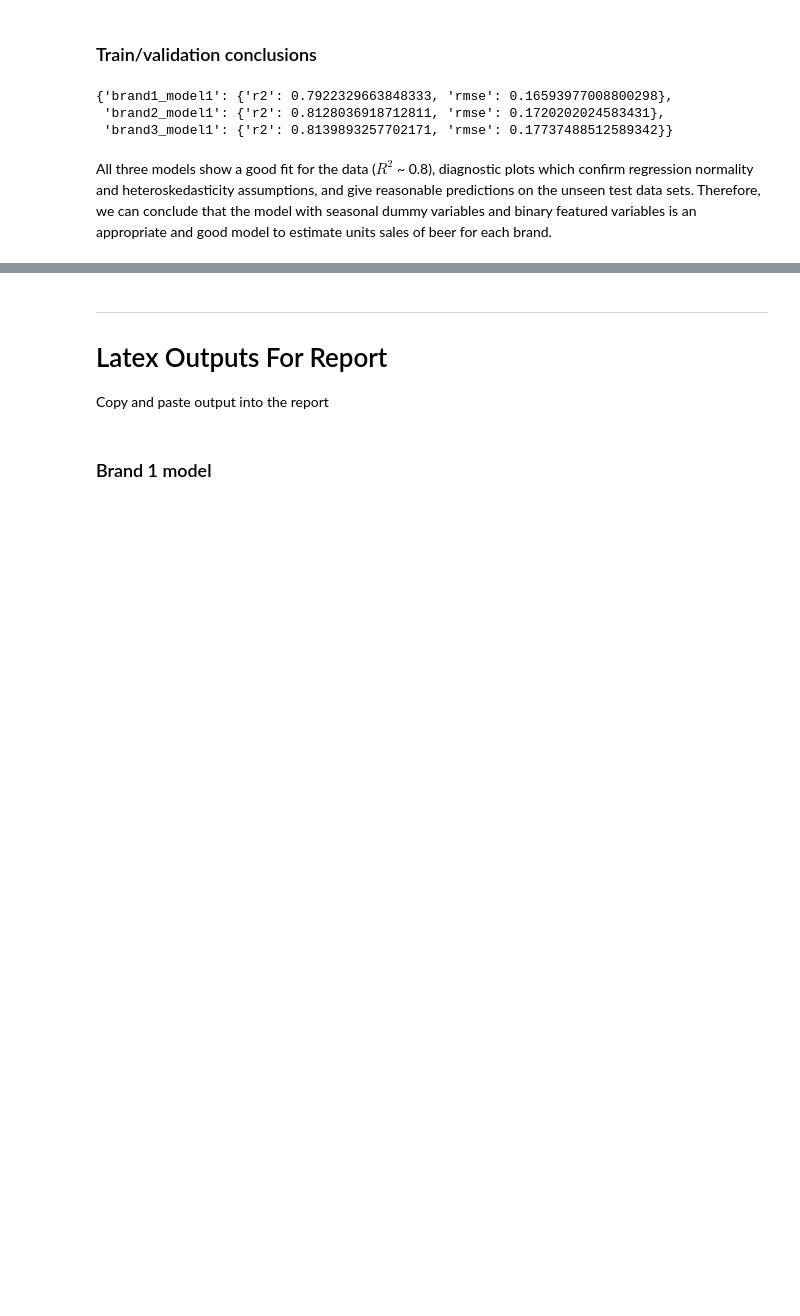
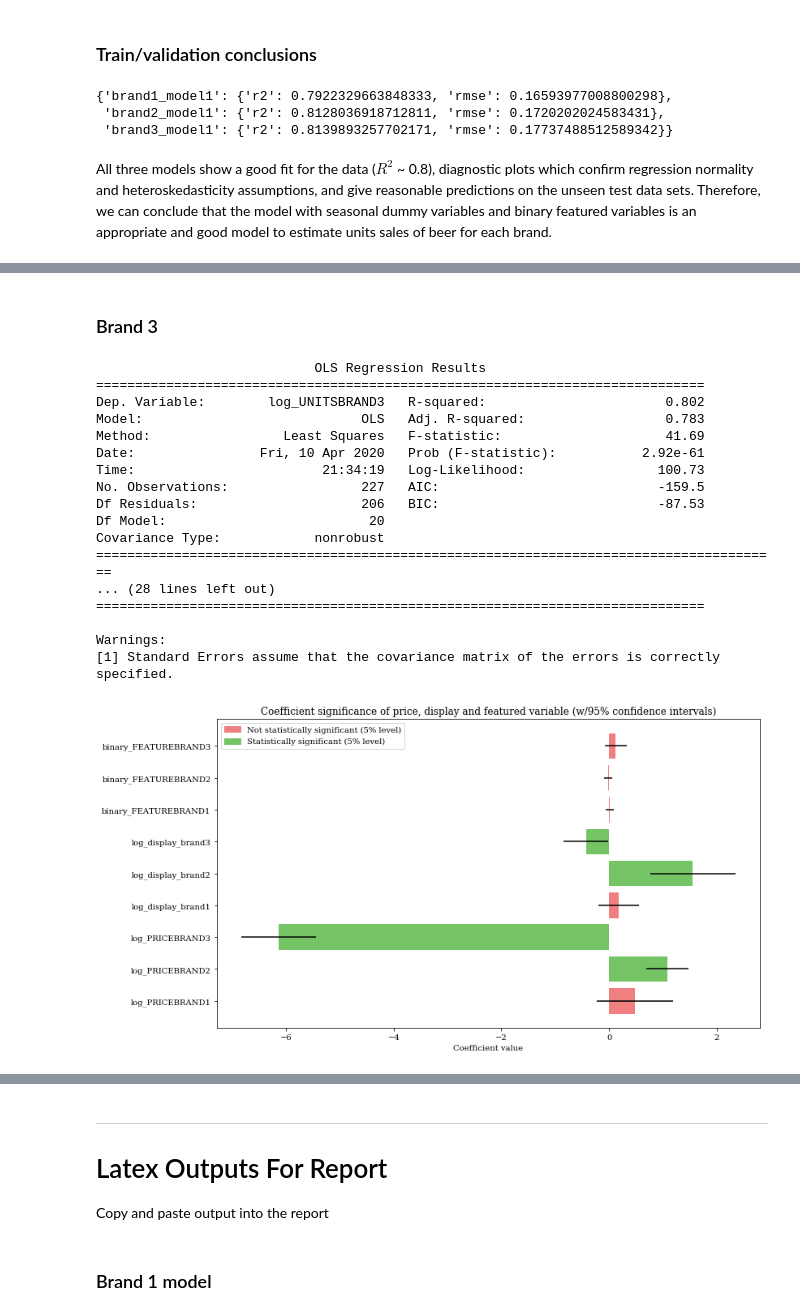
Before and after one commit to julian-west/marketing-resource-allocation, a Jupyter notebook: notebooks/01_regression_modelling.ipynb, the cells around one changed output, grey strips where cells are left out. Saved outputs shown, nothing was run; the diff lists cells and outputs as text; code cells hidden in the pictures; blank space fills up the shorter version.

```diff
--- a/report/notebooks/01_regression_modelling.ipynb
+++ b/notebooks/01_regression_modelling.ipynb
@@ -505,0 +598,31 @@ Only `binary_FEATUREBRAND1` is statistically significant for the `FEATURE` varia
+# %% [markdown]
+### Brand 3
+# %%
+#save result to results dictionary
+final_model_results['brand3'] = {}
+final_model_results['brand3']['r2'] = brand3_modelfinal.rsquared
+
+print(brand3_modelfinal.summary())
+print("\n"*2)
+plot_coef_conf_int(brand3_modelfinal)
+plt.savefig(f"{VISUALISATION_FOLDER}/brand3_modelfinal_significance.png")
+plt.show()
+# %% [output]
+                            OLS Regression Results
+==============================================================================
+Dep. Variable:        log_UNITSBRAND3   R-squared:                       0.802
+Model:                            OLS   Adj. R-squared:                  0.783
+Method:                 Least Squares   F-statistic:                     41.69
+Date:                Fri, 10 Apr 2020   Prob (F-statistic):           2.92e-61
+Time:                        21:34:19   Log-Likelihood:                 100.73
+No. Observations:                 227   AIC:                            -159.5
+Df Residuals:                     206   BIC:                            -87.53
+Df Model:                          20
+Covariance Type:            nonrobust
+========================================================================================
+... (28 lines left out)
+==============================================================================
+
+Warnings:
+[1] Standard Errors assume that the covariance matrix of the errors is correctly specified.
+[figure, added]
```
Also changed, not shown: parts of 17 cells of this notebook, 17 other files.
